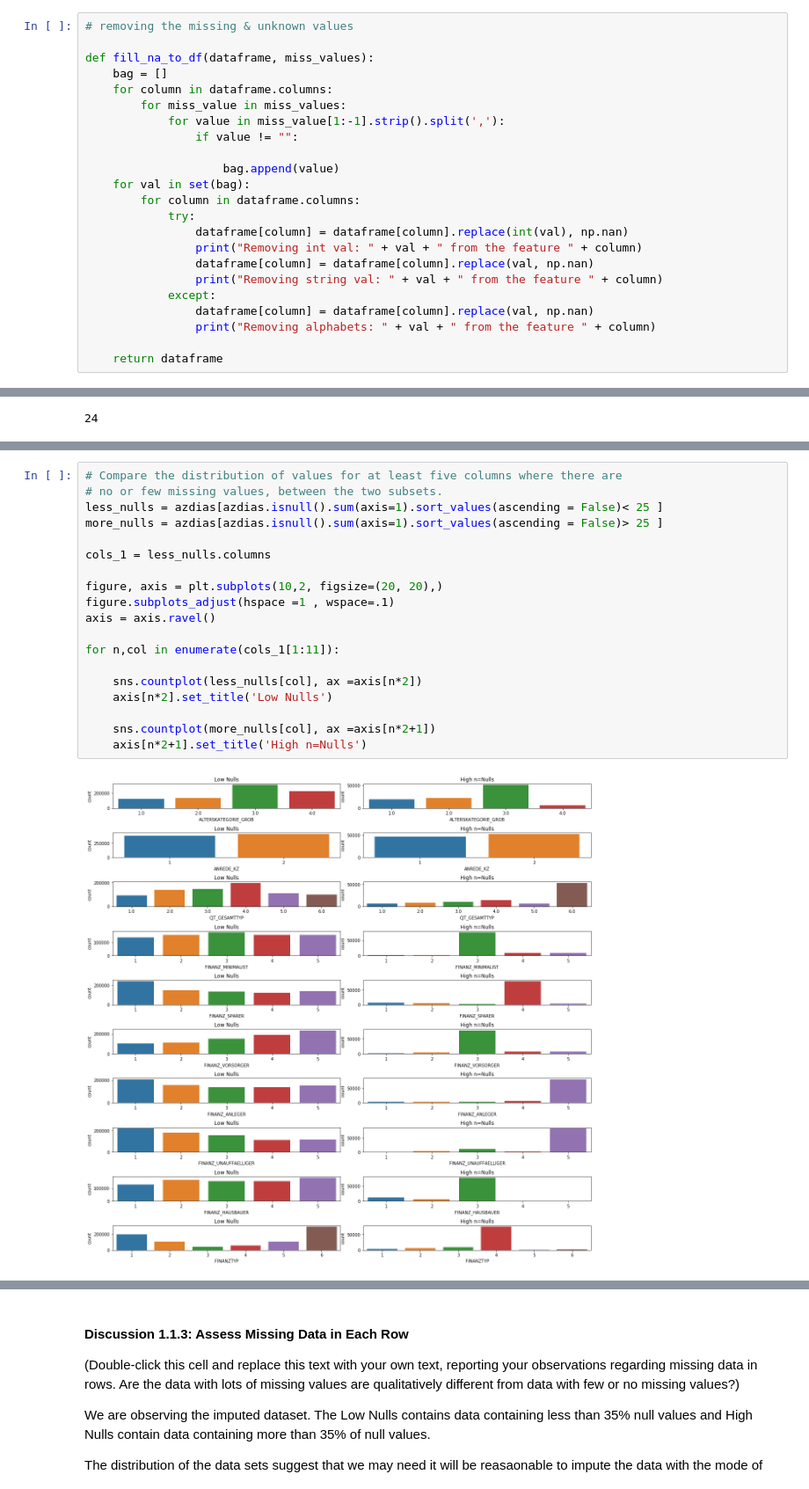
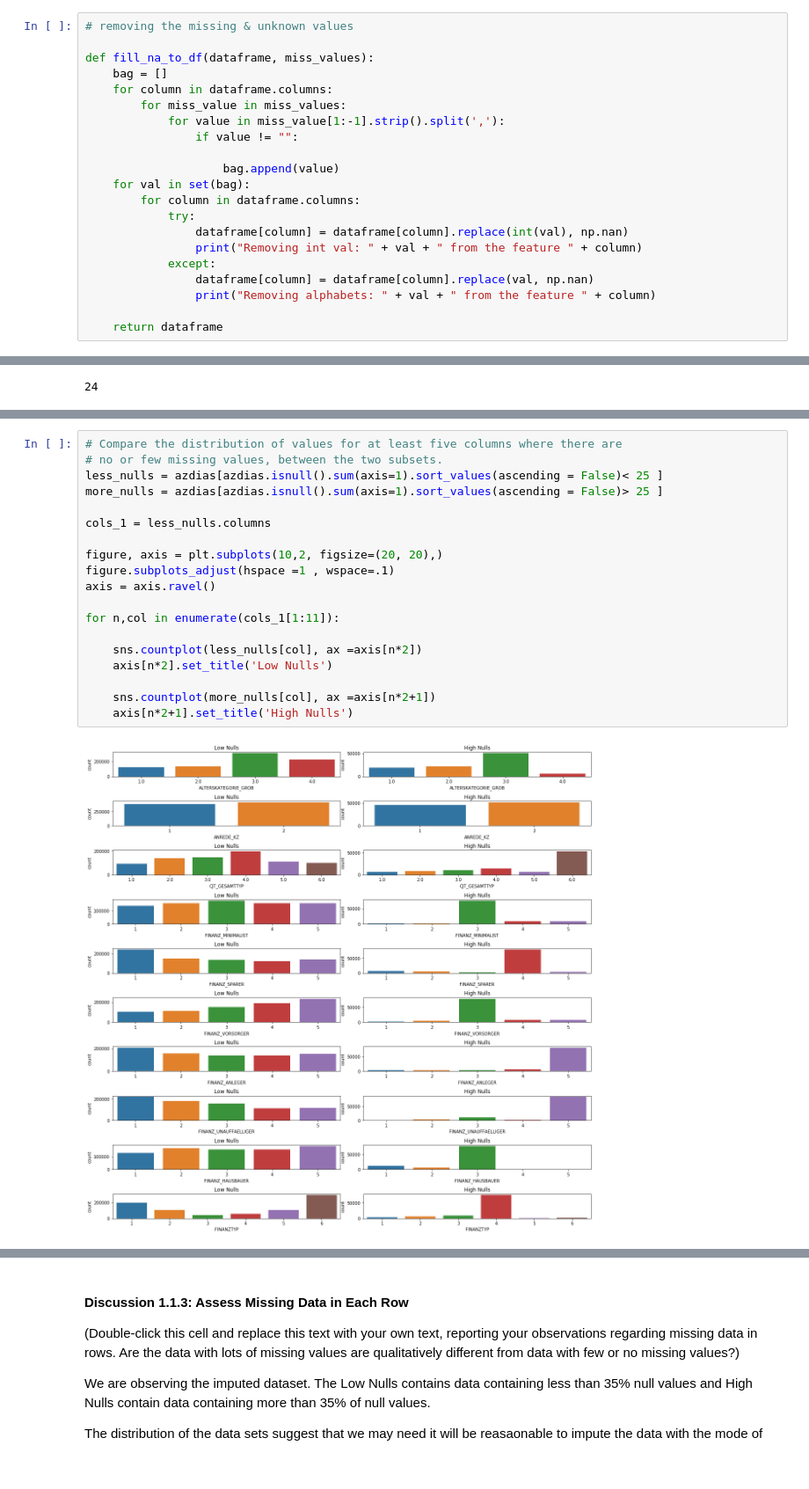
Before and after one commit to SimplifyData/Customer-Segments-Arvato, a Jupyter notebook: Identify_Customer_Segments.ipynb, the cells around one changed output, grey strips where cells are left out. Shown at 88% size. Drawn from its saved outputs; the diff is of its cells as text.

```diff
--- a/Identify_Customer_Segments.ipynb
+++ b/Identify_Customer_Segments.ipynb
@@ -316,8 +301,6 @@ def fill_na_to_df(dataframe, miss_values):
             try:
                 dataframe[column] = dataframe[column].replace(int(val), np.nan)
                 print("Removing int val: " + val + " from the feature " + column)
-                dataframe[column] = dataframe[column].replace(val, np.nan)
-                print("Removing string val: " + val + " from the feature " + column)
             except:
                 dataframe[column] = dataframe[column].replace(val, np.nan)
                 print("Removing alphabets: " + val + " from the feature " + column)
@@ -760,21 +751,21 @@ Name: AGER_TYP, Length: 790203, dtype: float64
 # %%
 # Compare the distribution of values for at least five columns where there are
 # no or few missing values, between the two subsets.
 less_nulls = azdias[azdias.isnull().sum(axis=1).sort_values(ascending = False)< 25 ]
 more_nulls = azdias[azdias.isnull().sum(axis=1).sort_values(ascending = False)> 25 ]
 
 cols_1 = less_nulls.columns
 
 figure, axis = plt.subplots(10,2, figsize=(20, 20),)
 figure.subplots_adjust(hspace =1 , wspace=.1)
 axis = axis.ravel()
 
 for n,col in enumerate(cols_1[1:11]):
 
     sns.countplot(less_nulls[col], ax =axis[n*2])
     axis[n*2].set_title('Low Nulls')
 
     sns.countplot(more_nulls[col], ax =axis[n*2+1])
-    axis[n*2+1].set_title('High n=Nulls')
+    axis[n*2+1].set_title('High Nulls')
 # %% [output]
-[figure, old version]
+[figure, new version]
```
Also changed, not shown: parts of 70 cells of this notebook, 3 other files.
